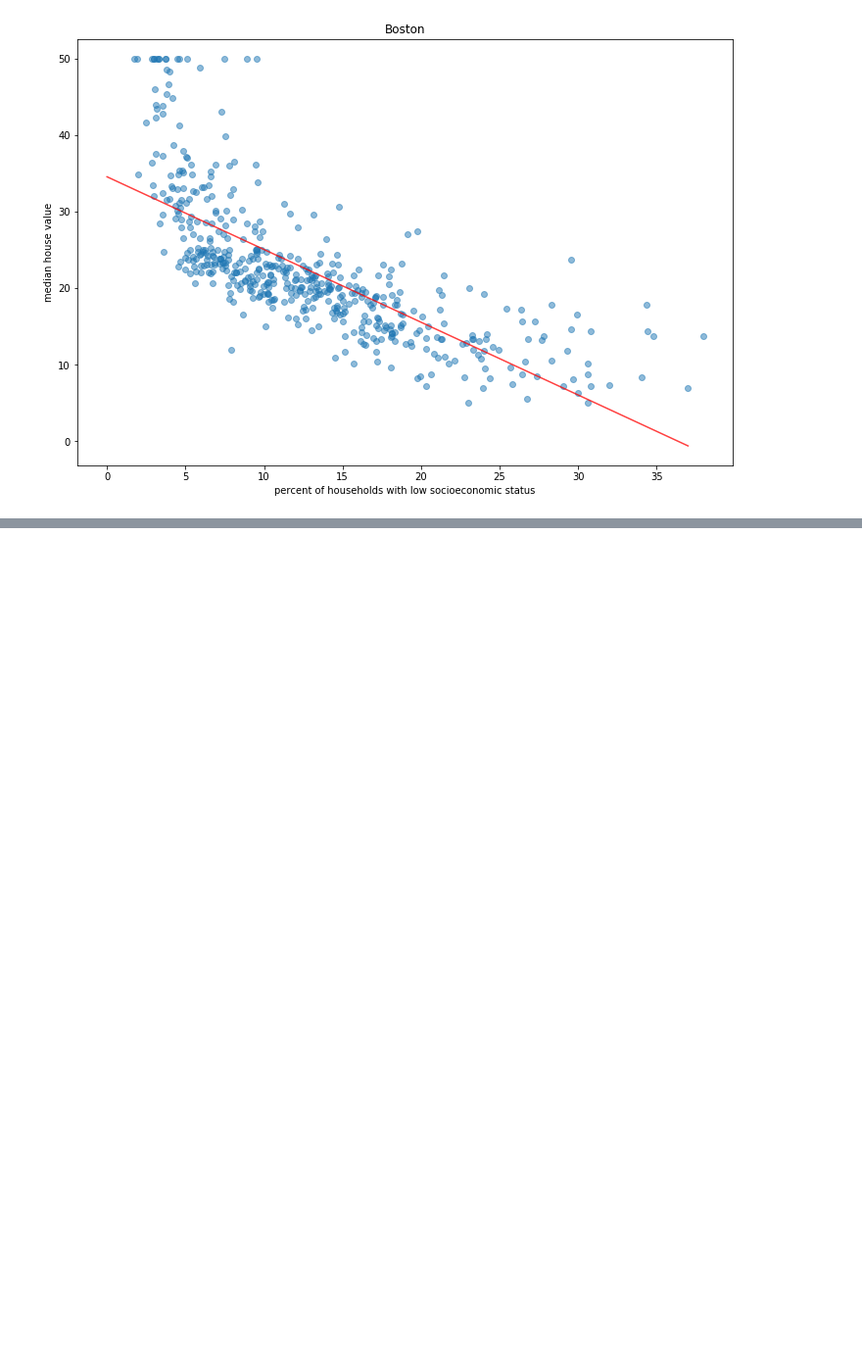
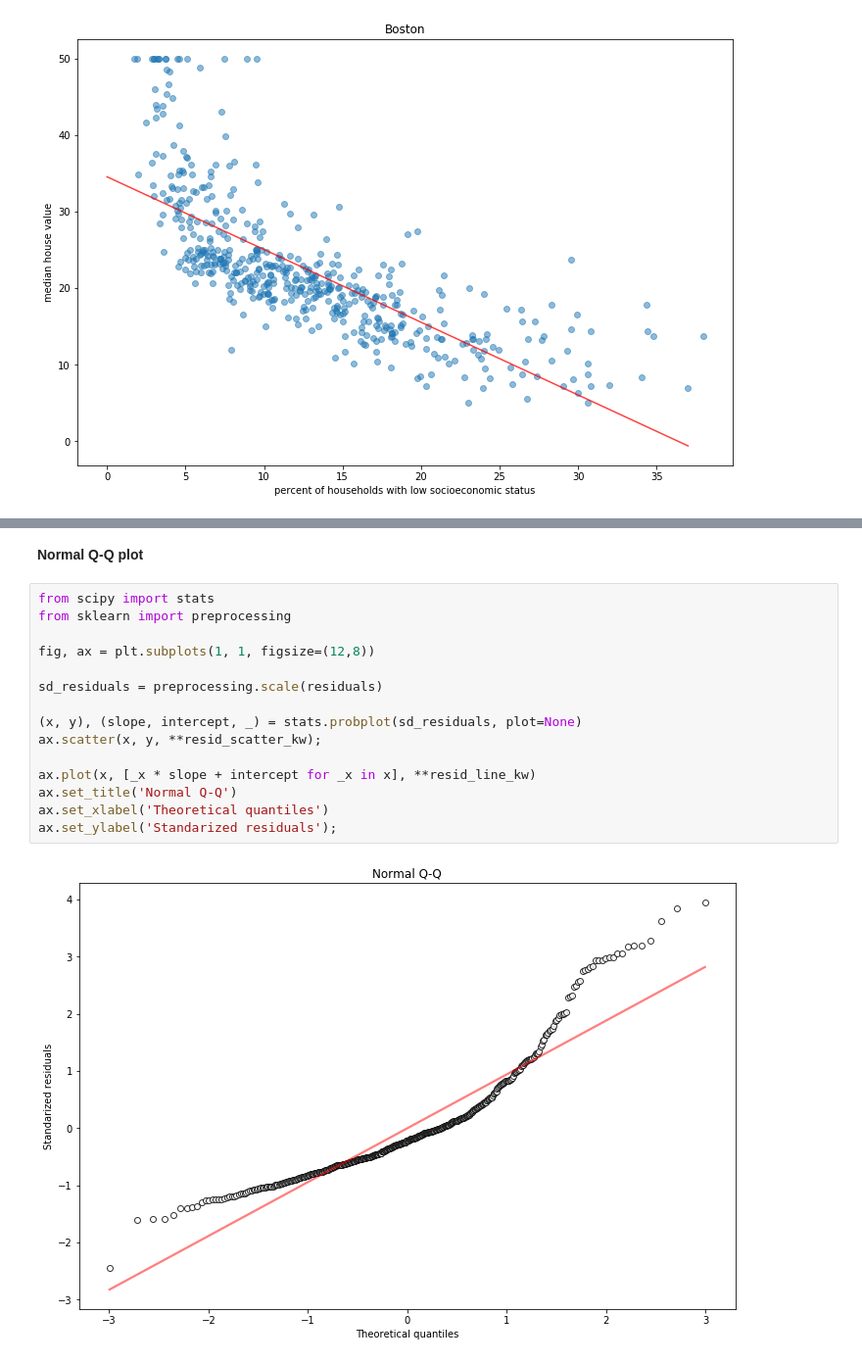
Before and after one commit to fernandezpablo85/isl, a Jupyter notebook: c3/lab_simple_lr.ipynb, the cells around one changed output, grey strips where cells are left out. Shown at 98% size. Drawn from its saved outputs; the diff is of its cells as text; blank space fills up the shorter version.

```diff
--- a/c3/lab_simple_lr.ipynb
+++ b/c3/lab_simple_lr.ipynb
@@ -116,0 +135,19 @@ ax.set_title('Boston');
+# %% [markdown]
+__Normal Q-Q plot__
+# %%
+from scipy import stats
+from sklearn import preprocessing
+
+fig, ax = plt.subplots(1, 1, figsize=(12,8))
+
+sd_residuals = preprocessing.scale(residuals)
+
+(x, y), (slope, intercept, _) = stats.probplot(sd_residuals, plot=None)
+ax.scatter(x, y, **resid_scatter_kw);
+
+ax.plot(x, [_x * slope + intercept for _x in x], **resid_line_kw)
+ax.set_title('Normal Q-Q')
+ax.set_xlabel('Theoretical quantiles')
+ax.set_ylabel('Standarized residuals');
+# %% [output]
+[figure, added]
```
Also changed, not shown: parts of 5 cells of this notebook.
